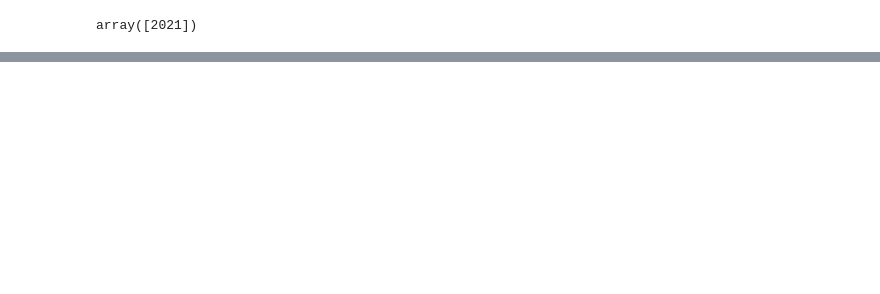
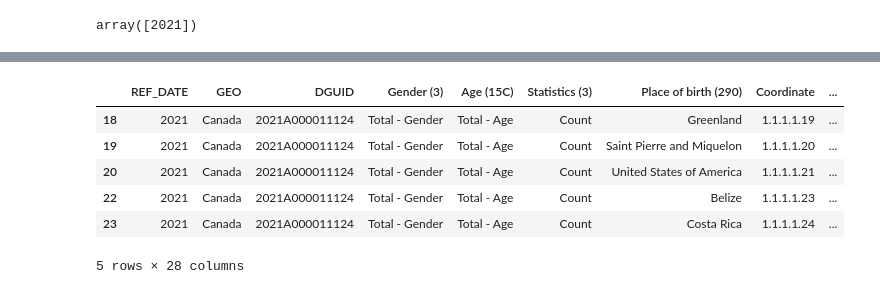
Before and after one commit to yrmo/gcinfo, a Jupyter notebook: non-permanent-by-place-of-birth-2021.ipynb, the cells around one changed output, grey strips where cells are left out. Cells and saved outputs as stored; diff of their text form; code cells hidden in the pictures; blank space fills up the shorter version.

```diff
--- a/non-permanent-by-place-of-birth-2021.ipynb
+++ b/non-permanent-by-place-of-birth-2021.ipynb
@@ -102,0 +180,31 @@ array([2021])
+# %%
+aggregates = ["Total – Place of birth",
+
+              "Inside Canada",
+              "Newfoundland and Labrador", "Prince Edward Island", "Nova Scotia", "New Brunswick", "Quebec", "Ontario", "Manitoba",
+              "Saskatchewan", "Alberta", "British Columbia", "Yukon", "Northwest Territories", "Nunavut",
+
+              "Outside Canada",
+              "Americas",
+              "North America", "Central America", "Caribbean and Bermuda", "South America",
+              "Europe",
+              "Western Europe", "Eastern Europe", "Northern Europe", "Southern Europe",
+              "Africa",
+              "Western Africa", "Eastern Africa", "Northern Africa", "Central Africa", "Southern Africa",
+              "Asia",
+              "West Central Asia and the Middle East", "Eastern Asia", "Southeast Asia", "Southern Asia",
+              "Oceania",
+              "Antarctica and Adjacent Islands",
+              "Other",
+]
+# %%
+df_canada_nations = df_canada[~df_canada["Place of birth (290)"].isin(aggregates)]
+df_canada_nations.head()
+# %% [output]
+|  | REF_DATE | GEO | DGUID | Gender (3) | Age (15C) | Statistics (3) | Place of birth (290) | Coordinate | ... |
+| 18 | 2021 | Canada | 2021A000011124 | Total - Gender | Total - Age | Count | Greenland | 1.1.1.1.19 | ... |
+| 19 | 2021 | Canada | 2021A000011124 | Total - Gender | Total - Age | Count | Saint Pierre and Miquelon | 1.1.1.1.20 | ... |
+| 20 | 2021 | Canada | 2021A000011124 | Total - Gender | Total - Age | Count | United States of America | 1.1.1.1.21 | ... |
+| 22 | 2021 | Canada | 2021A000011124 | Total - Gender | Total - Age | Count | Belize | 1.1.1.1.23 | ... |
+| 23 | 2021 | Canada | 2021A000011124 | Total - Gender | Total - Age | Count | Costa Rica | 1.1.1.1.24 | ... |
+5 rows × 28 columns
```
Also changed, not shown: parts of 12 cells of this notebook.
